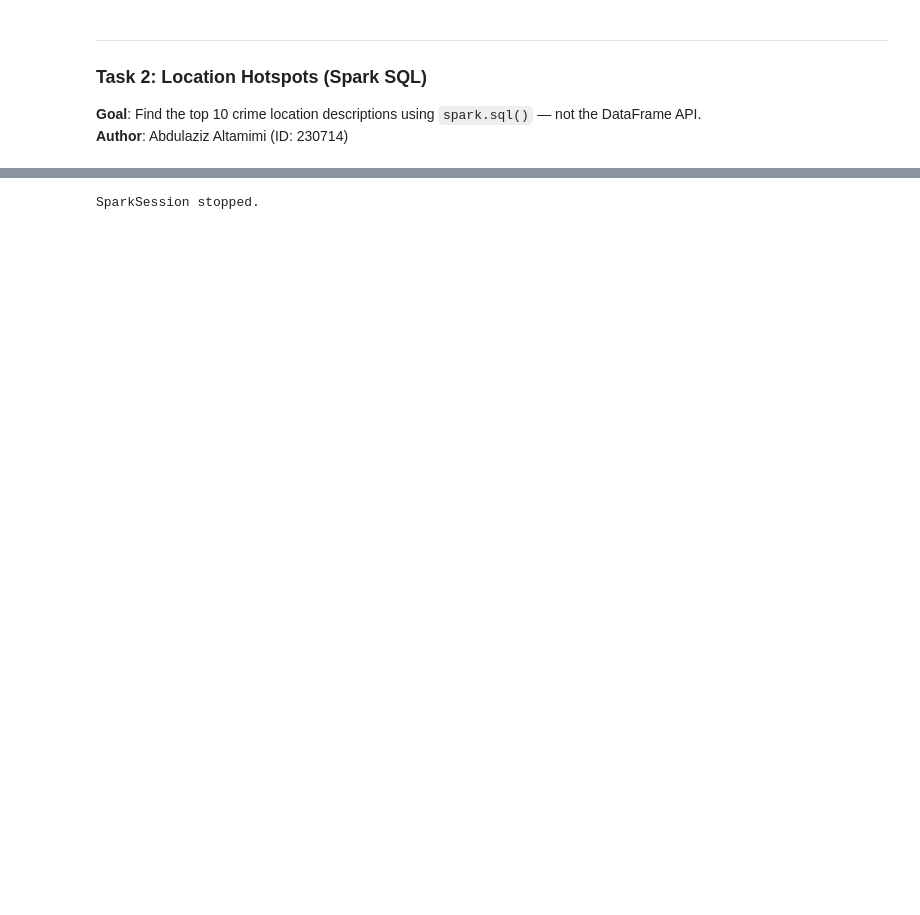
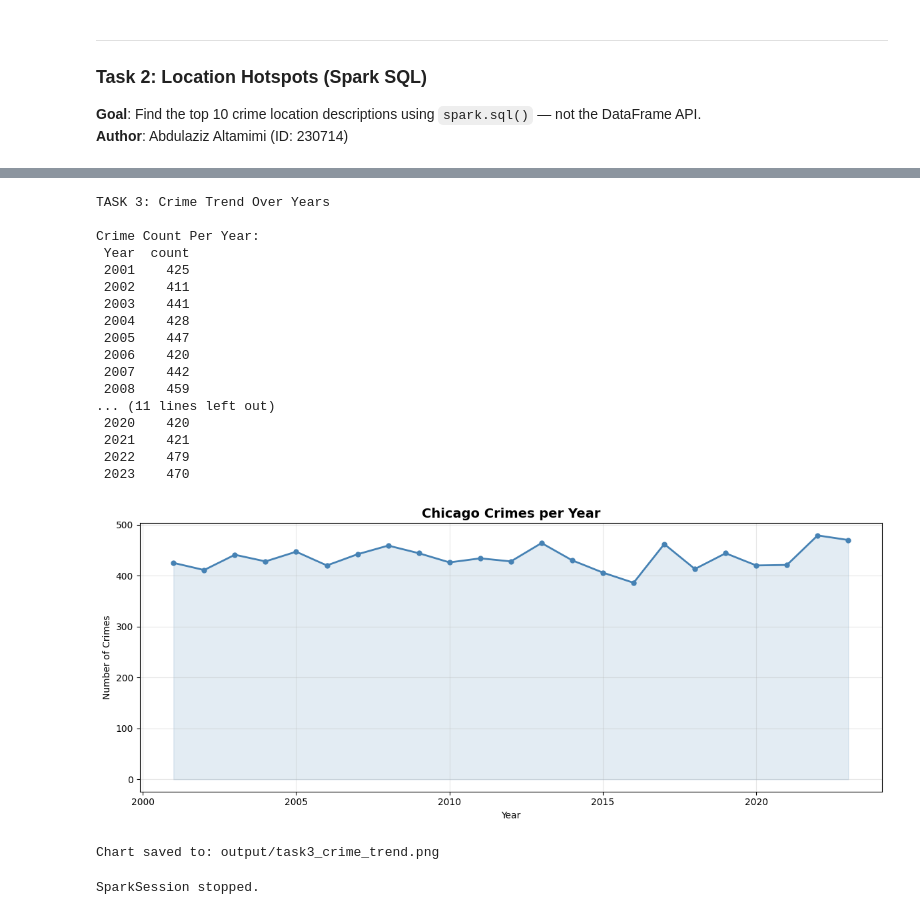
Before and after one commit to AbdulazizAltamimi45/se446-m2-group-Altamimi-AlDeri, a Jupyter notebook: M2_Spark_ML_Group_Altamimi_AlDeri.ipynb, the cells around one changed output, grey strips where cells are left out. Cells and saved outputs as stored; diff of their text form; code cells hidden in the pictures; blank space fills up the shorter version.

Commit message:
feat: Implemented task 3: crime trend over years and fixed issues with primary type and location description to add spaces and deal with them

```diff
--- a/M2_Spark_ML_Group_Altamimi_AlDeri.ipynb
+++ b/M2_Spark_ML_Group_Altamimi_AlDeri.ipynb
@@ -142,6 +122,8 @@ else:
     rows = [generate_row() for _ in range(10000)]
     df = spark.createDataFrame(rows)
 
+    df = (df.withColumnRenamed('PrimaryType', 'Primary Type').withColumnRenamed('LocationDescription', 'Location Description'))
+
 if ON_CLUSTER:
     total = df.count()
 else:
@@ -257,3 +245,58 @@ Top 10 Crime Location Hotspots:
+# %%
+# ============================================
+# Task 3: Crime Trend Over Years
+# Author: Abdulaziz Altamimi (ID: 230714)
+# ============================================
+
+import matplotlib
+import matplotlib.pyplot as plt
+
+print('TASK 3: Crime Trend Over Years')
+
+yearly = df.groupBy('Year').count().orderBy('Year').toPandas()
+if ON_CLUSTER:
+    matplotlib.use('Agg')
+print()
+print('Crime Count Per Year:')
+print(yearly.to_string(index=False))
+
+try:
+    fig, ax = plt.subplots(figsize=(12, 5))
+    ax.plot(yearly['Year'], yearly['count'],
+            marker='o', color='steelblue', linewidth=2, markersize=5)
+    ax.fill_between(yearly['Year'], yearly['count'], alpha=0.15, color='steelblue')
+    ax.set_title('Chicago Crimes per Year', fontsize=14, fontweight='bold')
+    ax.set_xlabel('Year')
+    ax.set_ylabel('Number of Crimes')
+    ax.grid(True, alpha=0.3)
+    plt.tight_layout()
+
+    out_path = '/tmp/task3_crime_trend.png' if ON_CLUSTER else 'output/task3_crime_trend.png'
+    plt.savefig(out_path, dpi=120, bbox_inches='tight')
+    plt.show()
+    print(f'Chart saved to: {out_path}')
+except Exception as e:
+    print(f'Visualization skipped: {e}')
+# %% [output]
+TASK 3: Crime Trend Over Years
+
+Crime Count Per Year:
+ Year  count
+ 2001    425
+ 2002    411
+ 2003    441
+ 2004    428
+ 2005    447
+ 2006    420
+ 2007    442
+ 2008    459
+... (11 lines left out)
+ 2020    420
+ 2021    421
+ 2022    479
+ 2023    470
+[figure, added]
+Chart saved to: output/task3_crime_trend.png
 # %%
 # Stop Spark session when done
 spark.stop()
```
Also changed, not shown: parts of 5 cells of this notebook, 1 other file.
